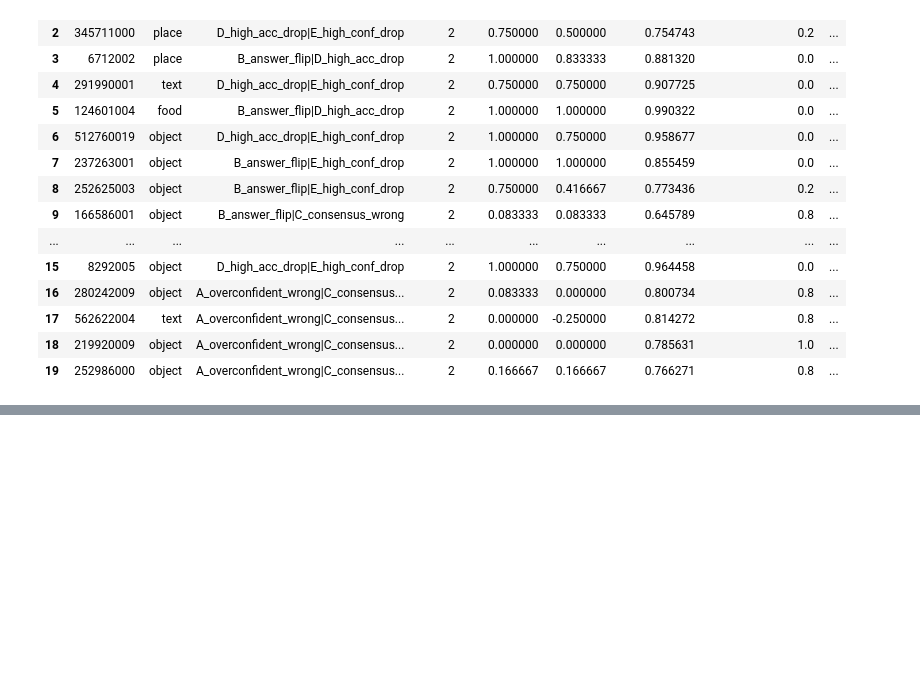
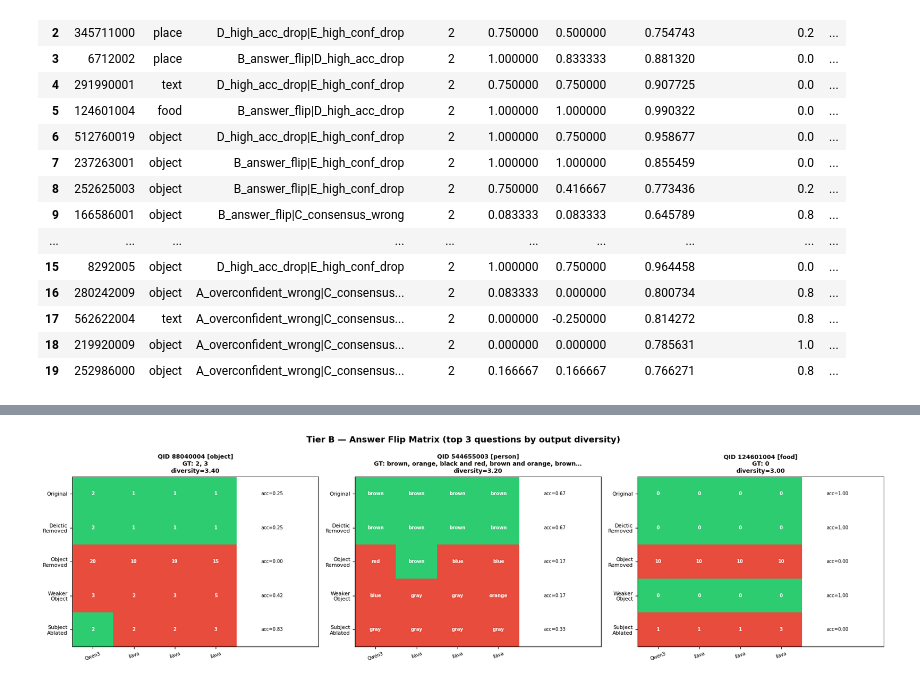
Before and after one commit to unolop/HPA, a Jupyter notebook: analysis/notebook/question_sampling.ipynb, the cells around one changed output, grey strips where cells are left out. Saved outputs shown, nothing was run; the diff lists cells and outputs as text; code cells hidden in the pictures; blank space fills up the shorter version.

```diff
--- a/analysis/notebook/question_sampling.ipynb
+++ b/analysis/notebook/question_sampling.ipynb
@@ -331,0 +458,87 @@ review_df[display_cols].head(20)
+# %%
+import matplotlib.pyplot as plt
+import matplotlib.colors as mcolors
+import numpy as np
+
+CT_LABELS = {
+    'question': 'Original',
+    'deictic_removed': 'Deictic\nRemoved',
+    'object_removed': 'Object\nRemoved',
+    'weaker_object': 'Weaker\nObject',
+    'subject_ablated': 'Subject\nAblated',
+}
+
+# Top 3 Tier B questions by mean_output_changes
+tier_b_ids = sampled_df[sampled_df['tiers'].str.contains('B_')].sort_values(
+    'mean_output_changes', ascending=False)['question_id'].head(3).tolist()
+
+fig, axes = plt.subplots(1, 3, figsize=(18, 5))
+fig.suptitle('Tier B — Answer Flip Matrix (top 3 questions by output diversity)',
+             fontsize=13, fontweight='bold')
+
+for ax_idx, qid in enumerate(tier_b_ids):
+    ax = axes[ax_idx]
+
+    # Baseline answer (from review_df)
+    baseline_row = review_df[review_df['question_id'] == qid].iloc[0]
+    baseline_answers = {m: str(baseline_row.get(m, '')).lower().strip() for m in MODEL_COLS}
+
+    # Per-variant outputs from df
+    q_data = df[(df['question_id'] == qid) & (df['model'].isin(MODEL_COLS))].pivot_table(
+        index='control_type', columns='model', values='output', aggfunc='first'
+    ).reindex(CONTROL_TYPES)
+
+    # Per-variant accuracy from agg
+    acc_data = agg[(agg['question_id'] == qid)].set_index('control_type')['mean_accuracy'].reindex(CONTROL_TYPES)
+
+    n_ct = len(CONTROL_TYPES)
+    n_m  = len(MODEL_COLS)
+    color_matrix = np.zeros((n_ct, n_m))
+    text_matrix  = []
+
+    for r, ct in enumerate(CONTROL_TYPES):
+        row_texts = []
+        for c, m in enumerate(MODEL_COLS):
+            if ct in q_data.index and m in q_data.columns:
+                val = str(q_data.loc[ct, m]).lower().strip() if pd.notna(q_data.loc[ct, m]) else ''
+            else:
+                val = ''
+            base_ans = baseline_answers.get(m, '')
+            color_matrix[r, c] = 1.0 if (val == base_ans and val != '') else 0.0
+            row_texts.append(val[:8])
+        text_matrix.append(row_texts)
+
+    # Heatmap: green=matches baseline, red=different
+    cmap = mcolors.LinearSegmentedColormap.from_list('flip', ['#e74c3c', '#2ecc71'])
+    ax.imshow(color_matrix, cmap=cmap, vmin=0, vmax=1, aspect='auto')
+
+    for r in range(n_ct):
+        for c in range(n_m):
+            ax.text(c, r, text_matrix[r][c], ha='center', va='center',
+                    fontsize=7, color='white', fontweight='bold')
+        # Right-margin acc annotation
+        acc_val = acc_data.iloc[r] if r < len(acc_data) else float('nan')
+        ax.text(n_m + 0.1, r, f'acc={acc_val:.2f}' if pd.notna(acc_val) else 'acc=N/A',
+                va='center', fontsize=7, color='black')
+
+    ax.set_xticks(range(n_m))
+    ax.set_xticklabels([m.split('-')[0][:12] for m in MODEL_COLS], fontsize=7, rotation=20)
+    ax.set_yticks(range(n_ct))
+    ax.set_yticklabels([CT_LABELS[ct] for ct in CONTROL_TYPES], fontsize=8)
+    ax.set_xlim(-0.5, n_m + 1.5)
+
+    # Entity and GT
+    row_info = sampled_df[sampled_df['question_id'] == qid].iloc[0]
+    gt_sample = fmt_gt(baseline_row['gt_answer'])
+    diversity = row_info['mean_output_changes']
+    ax.set_title(f'QID {qid} [{row_info["ent"]}]\nGT: {gt_sample}\ndiversity={diversity:.2f}',
+                 fontsize=9, fontweight='bold')
+
+plt.tight_layout()
+plt.savefig(f'{FIGURES_DIR}/tier_b_flip_matrix.png', dpi=150, bbox_inches='tight')
+plt.show()
+
+print("Insight: Answer changes when linguistic triggers are removed reveal that models respond")
+print("to question surface form, not semantic content. Green = matches baseline; red = flipped answer.")
+# %% [output]
+[figure, added]
```
Also changed, not shown: parts of 9 cells of this notebook, 8 other files.
